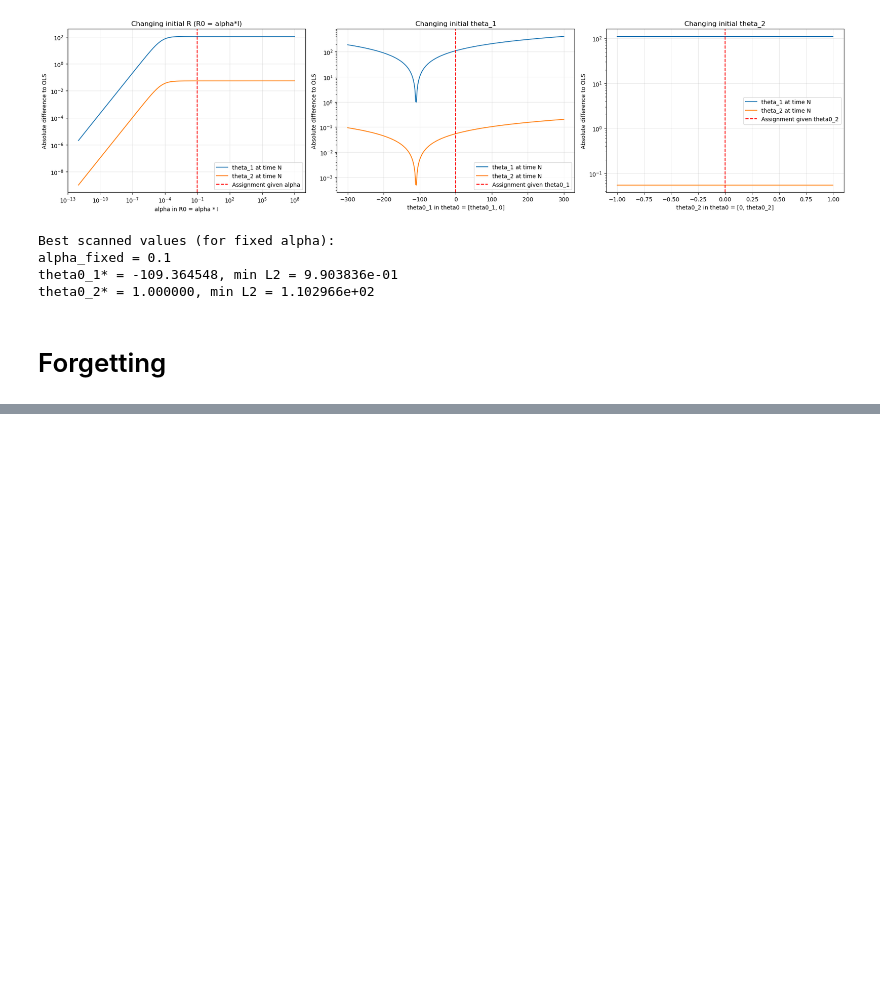
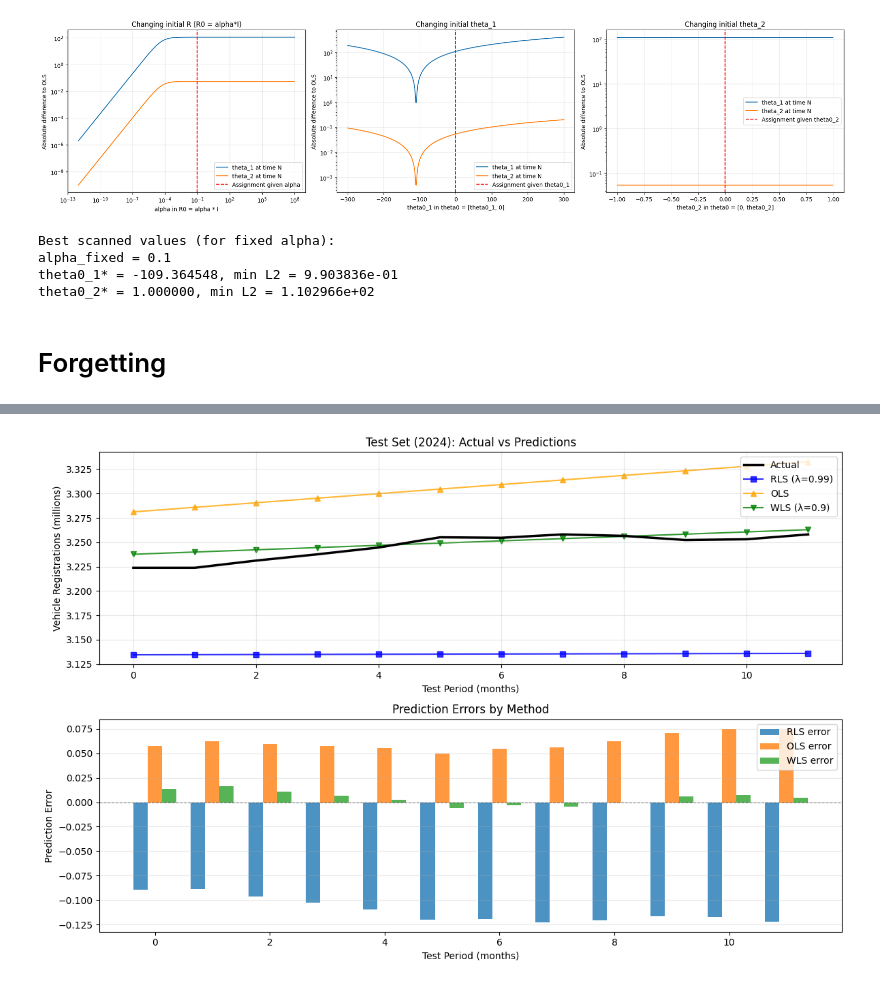
Before and after one commit to JesperDTU/TimeSeriesAnalysis_Assignments, a Jupyter notebook: Assignment1/Assignment1_Chelina.ipynb, the cells around one changed output, grey strips where cells are left out. Cells and saved outputs as stored; diff of their text form; code cells hidden in the pictures; blank space fills up the shorter version.

```diff
--- a/Assignment1/Assignment1_Chelina.ipynb
+++ b/Assignment1/Assignment1_Chelina.ipynb
@@ -1022,0 +1312,82 @@ NameError: name 'X' is not defined
+# %%
+# Make predictions on test set using three methods:
+# 1. RLS with lambda=0.99
+# 2. OLS
+# 3. WLS with lambda=0.9
+
+y_pred_rls = X_test_values @ theta_rls_final
+y_pred_ols = X_test_values @ theta_ols
+y_pred_wls = X_test_values @ theta_wls
+
+# Compute errors
+error_rls = y_pred_rls - y_test_values
+error_ols = y_pred_ols - y_test_values
+error_wls = y_pred_wls - y_test_values
+
+# Compute metrics
+mse_rls = np.mean(error_rls**2)
+rmse_rls = np.sqrt(mse_rls)
+mae_rls = np.mean(np.abs(error_rls))
+
+mse_ols = np.mean(error_ols**2)
+rmse_ols = np.sqrt(mse_ols)
+mae_ols = np.mean(np.abs(error_ols))
+
+mse_wls = np.mean(error_wls**2)
+rmse_wls = np.sqrt(mse_wls)
+mae_wls = np.mean(np.abs(error_wls))
+
+# Plot comparison
+fig, axes = plt.subplots(2, 1, figsize=(12, 8))
+
+# Top plot: actual vs predictions
+ax = axes[0]
+months_test = np.arange(len(y_test_values))
+ax.plot(months_test, y_test_values, 'k-', linewidth=2.5, label='Actual', zorder=3)
+ax.plot(months_test, y_pred_rls, 'bs-', markersize=6, linewidth=1.5, label=f'RLS (λ=0.99)', alpha=0.8, zorder=2)
+ax.plot(months_test, y_pred_ols, '^-', color='orange', markersize=6, linewidth=1.5, label=f'OLS', alpha=0.8, zorder=1)
+ax.plot(months_test, y_pred_wls, 'gv-', markersize=6, linewidth=1.5, label=f'WLS (λ=0.9)', alpha=0.8, zorder=1)
+
+ax.set_xlabel('Test Period (months)')
+ax.set_ylabel('Vehicle Registrations (millions)')
+ax.set_title('Test Set (2024): Actual vs Predictions')
+ax.legend(loc='best', fontsize=10)
+ax.grid(True, alpha=0.3)
+
+# Bottom plot: prediction errors by method
+ax = axes[1]
+ax.bar(months_test - 0.25, error_rls, width=0.25, label='RLS error', alpha=0.8)
+ax.bar(months_test, error_ols, width=0.25, label='OLS error', alpha=0.8)
+ax.bar(months_test + 0.25, error_wls, width=0.25, label='WLS error', alpha=0.8)
+
+ax.axhline(y=0, color='k', linestyle='--', linewidth=0.8, alpha=0.5)
+ax.set_xlabel('Test Period (months)')
+ax.set_ylabel('Prediction Error')
+ax.set_title('Prediction Errors by Method')
+ax.legend(loc='best', fontsize=10)
+ax.grid(True, alpha=0.3, axis='y')
+
+plt.tight_layout()
+plt.show()
+
+# Summary comparison
+print("\n" + "="*50)
+print("SUMMARY: Model Comparison on Test Set")
+print("="*50)
+models_performance = {
+    'RLS': {'RMSE': rmse_rls, 'MAE': mae_rls},
+    'OLS': {'RMSE': rmse_ols, 'MAE': mae_ols},
+    'WLS': {'RMSE': rmse_wls, 'MAE': mae_wls},
+}
+
+print("\nRMSE Ranking (lower is better):")
+rmse_ranking = sorted(models_performance.items(), key=lambda x: x[1]['RMSE'])
+for rank, (model, metrics) in enumerate(rmse_ranking, 1):
+    print(f"  {rank}. {model:5} : RMSE = {metrics['RMSE']:.8f}")
+
+print("\nMAE Ranking (lower is better):")
+mae_ranking = sorted(models_performance.items(), key=lambda x: x[1]['MAE'])
+for rank, (model, metrics) in enumerate(mae_ranking, 1):
+    print(f"  {rank}. {model:5} : MAE = {metrics['MAE']:.8f}")
+# %% [output]
+[figure, added]
```
Also changed, not shown: parts of 17 cells of this notebook.
